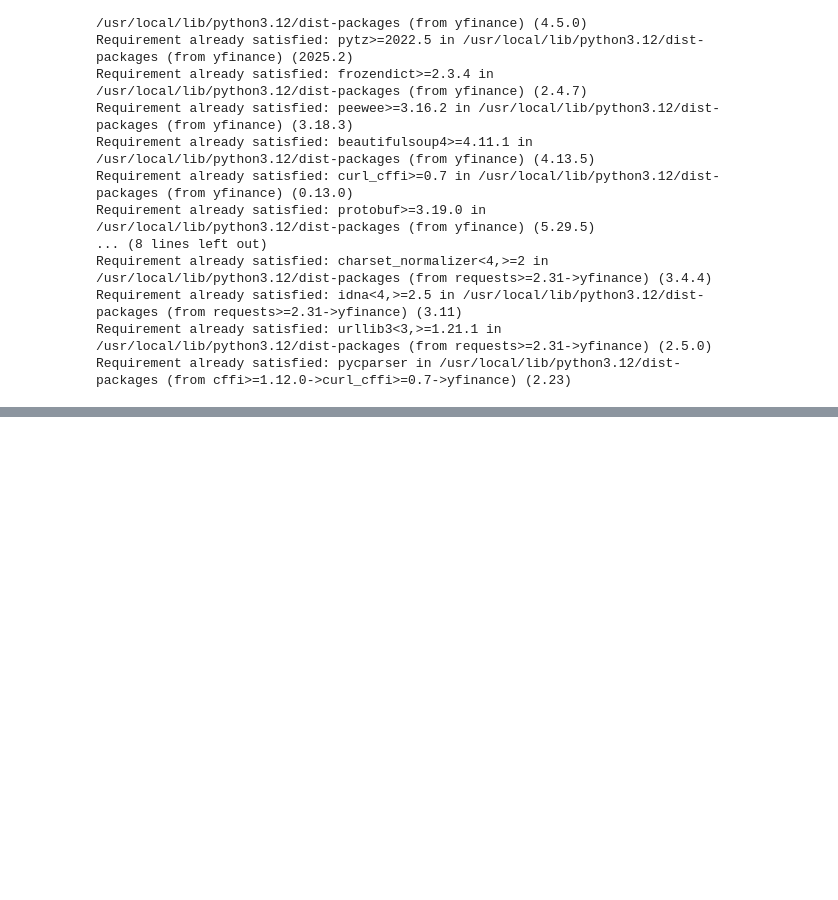
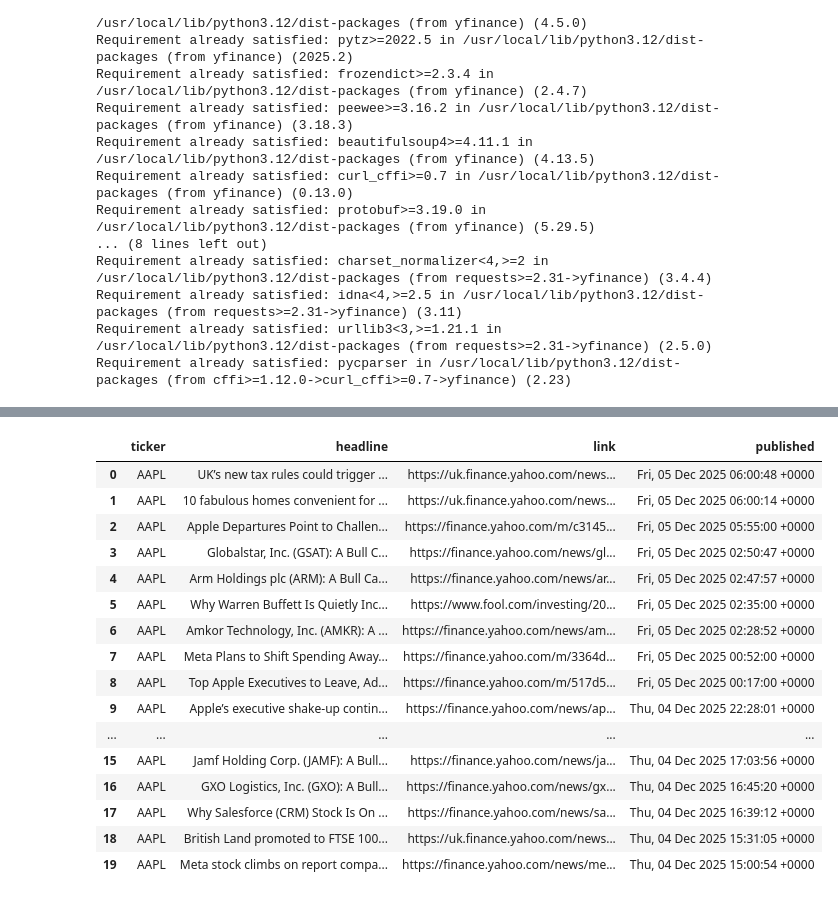
Before and after one commit to eunicetcl/mag7vsSp500-datapipelines, a Jupyter notebook: mag7_marketsentiment.ipynb, the cells around one changed output, grey strips where cells are left out. Saved outputs shown, nothing was run; the diff lists cells and outputs as text; code cells hidden in the pictures; blank space fills up the shorter version.

```diff
--- a/mag7_marketsentiment.ipynb
+++ b/mag7_marketsentiment.ipynb
@@ -186,3 +176,47 @@ df_investing.head(10)
+# %%
+import feedparser
+import pandas as pd
+
+def get_yahoo_finance_news(ticker="AAPL"):
+    rss_url = f"https://feeds.finance.yahoo.com/rss/2.0/headline?s={ticker}&region=US&lang=en-US"
+    feed = feedparser.parse(rss_url)
+
+    news_list = []
+    for entry in feed.entries:
+        news_list.append({
+            "ticker": ticker,
+            "headline": entry.title,
+            "link": entry.link,
+            "published": entry.published
+        })
+
+    return pd.DataFrame(news_list)
+
+# Example: Get MAG7 news
+tickers = ["AAPL", "AMZN", "GOOG", "META", "MSFT", "NVDA", "TSLA"]
+
+df_yahoo_list = [get_yahoo_finance_news(t) for t in tickers]
+df_yahoo = pd.concat(df_yahoo_list, ignore_index=True)
+
+df_yahoo.head(20)
+# %% [output]
+|  | ticker | headline | link | published |
+| 0 | AAPL | UK’s new tax rules could trigger ... | https://uk.finance.yahoo.com/news... | Fri, 05 Dec 2025 06:00:48 +0000 |
+| 1 | AAPL | 10 fabulous homes convenient for ... | https://uk.finance.yahoo.com/news... | Fri, 05 Dec 2025 06:00:14 +0000 |
+| 2 | AAPL | Apple Departures Point to Challen... | https://finance.yahoo.com/m/c3145... | Fri, 05 Dec 2025 05:55:00 +0000 |
+| 3 | AAPL | Globalstar, Inc. (GSAT): A Bull C... | https://finance.yahoo.com/news/gl... | Fri, 05 Dec 2025 02:50:47 +0000 |
+| 4 | AAPL | Arm Holdings plc (ARM): A Bull Ca... | https://finance.yahoo.com/news/ar... | Fri, 05 Dec 2025 02:47:57 +0000 |
+| 5 | AAPL | Why Warren Buffett Is Quietly Inc... | https://www.fool.com/investing/20... | Fri, 05 Dec 2025 02:35:00 +0000 |
+| 6 | AAPL | Amkor Technology, Inc. (AMKR): A ... | https://finance.yahoo.com/news/am... | Fri, 05 Dec 2025 02:28:52 +0000 |
+| 7 | AAPL | Meta Plans to Shift Spending Away... | https://finance.yahoo.com/m/3364d... | Fri, 05 Dec 2025 00:52:00 +0000 |
+| 8 | AAPL | Top Apple Executives to Leave, Ad... | https://finance.yahoo.com/m/517d5... | Fri, 05 Dec 2025 00:17:00 +0000 |
+| 9 | AAPL | Apple’s executive shake-up contin... | https://finance.yahoo.com/news/ap... | Thu, 04 Dec 2025 22:28:01 +0000 |
+| ... | ... | ... | ... | ... |
+| 15 | AAPL | Jamf Holding Corp. (JAMF): A Bull... | https://finance.yahoo.com/news/ja... | Thu, 04 Dec 2025 17:03:56 +0000 |
+| 16 | AAPL | GXO Logistics, Inc. (GXO): A Bull... | https://finance.yahoo.com/news/gx... | Thu, 04 Dec 2025 16:45:20 +0000 |
+| 17 | AAPL | Why Salesforce (CRM) Stock Is On ... | https://finance.yahoo.com/news/sa... | Thu, 04 Dec 2025 16:39:12 +0000 |
+| 18 | AAPL | British Land promoted to FTSE 100... | https://uk.finance.yahoo.com/news... | Thu, 04 Dec 2025 15:31:05 +0000 |
+| 19 | AAPL | Meta stock climbs on report compa... | https://finance.yahoo.com/news/me... | Thu, 04 Dec 2025 15:00:54 +0000 |
 # %%
 df_news = pd.concat(
     [
```
Also changed, not shown: parts of 13 cells of this notebook.
